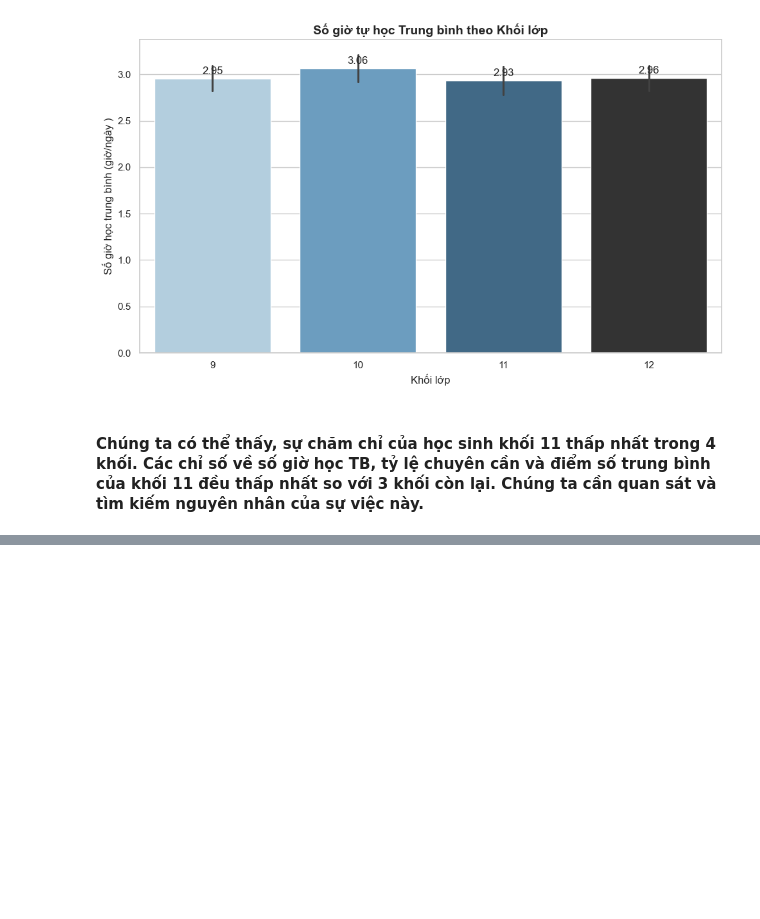
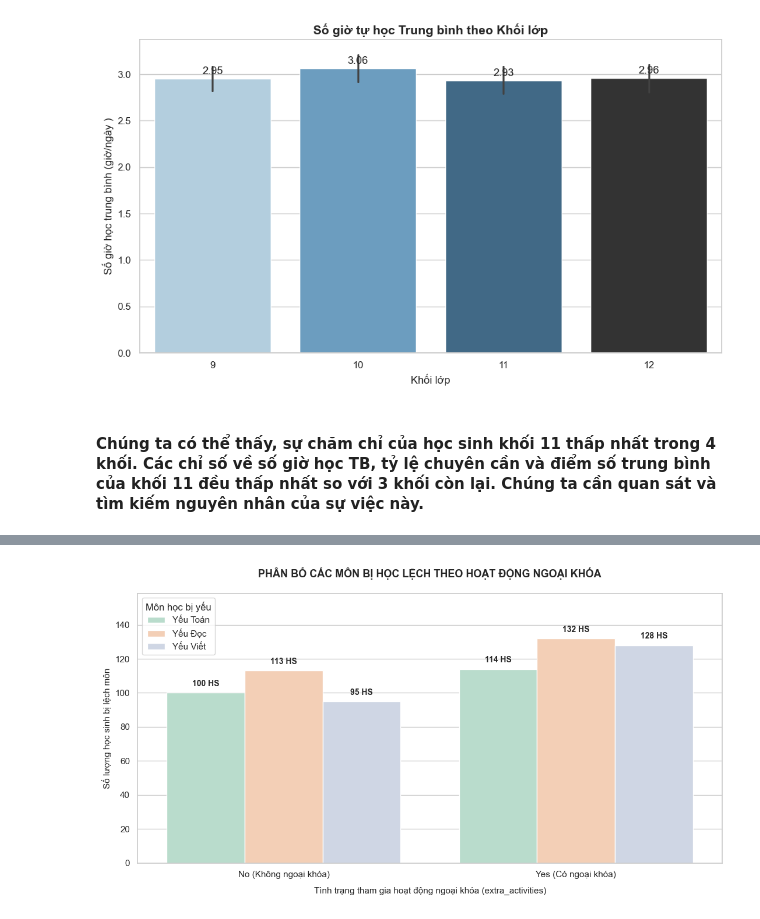
Before and after one commit to EnbacMig21/duan_datahsinh, a Jupyter notebook: phan_tich_data.ipynb, the cells around one changed output, grey strips where cells are left out. Drawn from its saved outputs; the diff is of its cells as text; code cells hidden in the pictures; blank space fills up the shorter version.

```diff
--- a/phan_tich_data.ipynb
+++ b/phan_tich_data.ipynb
@@ -982,0 +1153,76 @@ Passing `palette` without assigning `hue` is deprecated and will be removed in v
+# %%
+import pandas as pd
+import matplotlib.pyplot as plt
+import seaborn as sns
+
+# 1. Đọc dữ liệu từ file của bạn
+df = pd.read_csv('student_info_updated.csv')
+
+# 2. Tính toán các chỉ số cốt lõi và xác định môn bị yếu (< 30% tổng điểm)
+df['total_score'] = df['math_score'] + df['reading_score'] + df['writing_score']
+df['math_low'] = df['math_score'] < (0.3 * df['total_score'])
+df['reading_low'] = df['reading_score'] < (0.3 * df['total_score'])
+df['writing_low'] = df['writing_score'] < (0.3 * df['total_score'])
+
+# Đếm tổng số môn lệch của mỗi học sinh
+df['num_low_subjects'] = df['math_low'].astype(int) + df['reading_low'].astype(int) + df['writing_low'].astype(int)
+
+# 3. Lọc riêng nhóm học sinh bị "Lệch đơn" (num_low_subjects == 1)
+df_lech_don = df[df['num_low_subjects'] == 1].copy()
+
+# 4. Ép nhãn cột ngoại khóa từ Boolean/Số sang chữ dựa trên cột 'extra_activities'
+mapping_activities = {
+    1: 'Yes (Có ngoại khóa)',
+    0: 'No (Không ngoại khóa)',
+    '1': 'Yes (Có ngoại khóa)',
+    '0': 'No (Không ngoại khóa)',
+    True: 'Yes (Có ngoại khóa)',
+    False: 'No (Không ngoại khóa)'
+}
+df_lech_don['activities_label'] = df_lech_don['extra_activities'].map(mapping_activities)
+df_lech_don['activities_label'] = df_lech_don['activities_label'].fillna(df_lech_don['extra_activities'])
+
+# 5. Gom nhóm và đếm số lượng học sinh thọt từng môn
+activities_summary = df_lech_don.groupby('activities_label')[['math_low', 'reading_low', 'writing_low']].sum().reset_index()
+
+# Chuyển bảng sang dạng "Long format" để đưa cả 3 môn vào 1 biểu đồ
+df_melted = pd.melt(activities_summary,
+                    id_vars=['activities_label'],
+                    value_vars=['math_low', 'reading_low', 'writing_low'],
+                    var_name='Môn bị yếu',
+                    value_name='Số lượng học sinh')
+
+# Đổi tên nhãn môn học sang tiếng Việt
+mapping_mon = {
+    'math_low': 'Yếu Toán',
+    'reading_low': 'Yếu Đọc',
+    'writing_low': 'Yếu Viết'
+}
+df_melted['Môn bị yếu'] = df_melted['Môn bị yếu'].map(mapping_mon)
+
+# In kết quả số cụ thể ra màn hình
+print("--- KẾT QUẢ THỐNG KÊ CHI TIẾT THEO CỘT extra_activities ---")
+print(df_melted.to_string(index=False))
+
+# 6. TRỰC QUAN HÓA
+plt.figure(figsize=(11, 6))
+sns.set_style("whitegrid")
+ax = sns.barplot(x='activities_label', y='Số lượng học sinh', hue='Môn bị yếu', data=df_melted, palette='Pastel2')
+
+plt.title('PHÂN BỔ CÁC MÔN BỊ HỌC LỆCH THEO HOẠT ĐỘNG NGOẠI KHÓA', fontsize=13, fontweight='bold', pad=20)
+plt.xlabel('Tình trạng tham gia hoạt động ngoại khóa (extra_activities)', fontsize=11, labelpad=10)
+plt.ylabel('Số lượng học sinh bị lệch môn', fontsize=11)
+plt.ylim(0, df_melted['Số lượng học sinh'].max() * 1.2)
+plt.legend(title='Môn học bị yếu')
+
+for p in ax.patches:
+    if p.get_height() > 0:
+        ax.annotate(f'{int(p.get_height())} HS',
+                    (p.get_x() + p.get_width() / 2., p.get_height()),
+                    ha='center', va='bottom',
+                    xytext=(0, 6), textcoords='offset points',
+                    fontsize=10, fontweight='bold')
+
+plt.tight_layout()
+plt.show()
+# %% [output]
@@ -982,0 +1237 @@ Passing `palette` without assigning `hue` is deprecated and will be removed in v
+[figure, added]
```
Also changed, not shown: parts of 21 cells of this notebook.
